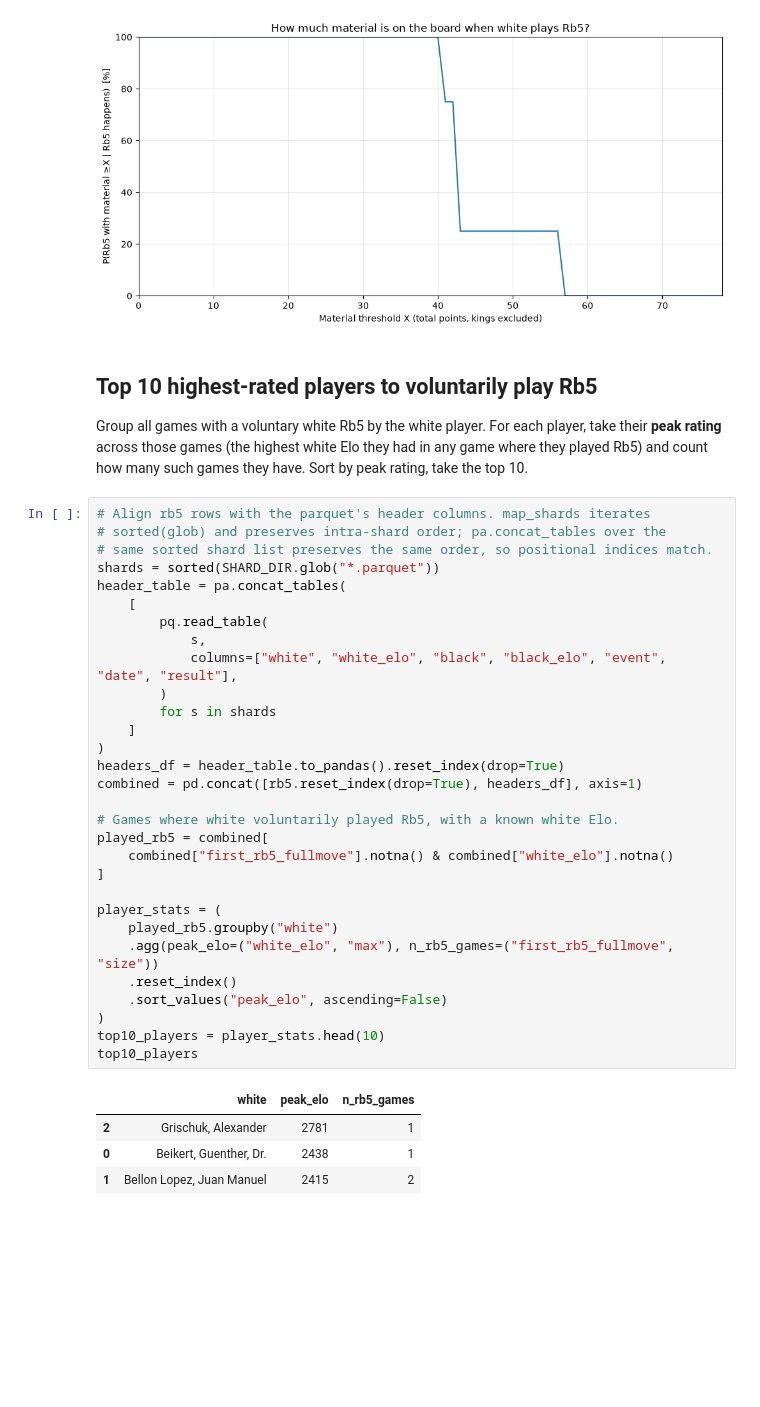
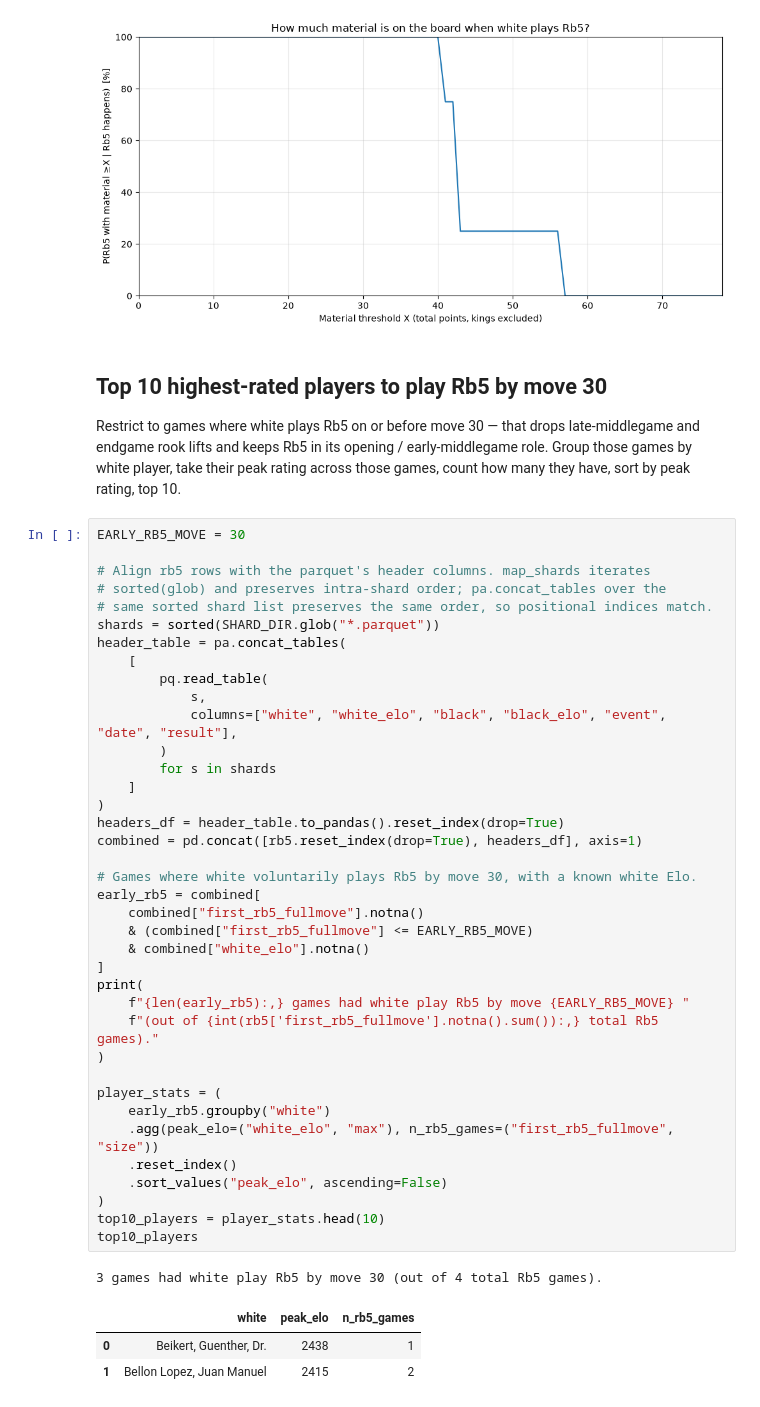
Before and after one commit to pwsiegel/chess-move-stats, a Jupyter notebook: notebooks/rook_b5.ipynb, the cells around one changed output. Drawn from its saved outputs; the diff is of its cells as text; blank space fills up the shorter version.

```diff
--- a/notebooks/rook_b5.ipynb
+++ b/notebooks/rook_b5.ipynb
@@ -135,42 +135,50 @@ plt.show()
 # %% [output]
 [figure]
 # %% [markdown]
-## Top 10 highest-rated players to voluntarily play Rb5
+## Top 10 highest-rated players to play Rb5 by move 30
 
-Group all games with a voluntary white Rb5 by the white player. For each player, take their **peak rating** across those games (the highest white Elo they had in any game where they played Rb5) and count how many such games they have. Sort by peak rating, take the top 10.
+Restrict to games where white plays Rb5 on or before move 30 — that drops late-middlegame and endgame rook lifts and keeps Rb5 in its opening / early-middlegame role. Group those games by white player, take their peak rating across those games, count how many they have, sort by peak rating, top 10.
 # %%
+EARLY_RB5_MOVE = 30
+
 # Align rb5 rows with the parquet's header columns. map_shards iterates
 # sorted(glob) and preserves intra-shard order; pa.concat_tables over the
 # same sorted shard list preserves the same order, so positional indices match.
 shards = sorted(SHARD_DIR.glob("*.parquet"))
 header_table = pa.concat_tables(
     [
         pq.read_table(
             s,
             columns=["white", "white_elo", "black", "black_elo", "event", "date", "result"],
         )
         for s in shards
     ]
 )
 headers_df = header_table.to_pandas().reset_index(drop=True)
 combined = pd.concat([rb5.reset_index(drop=True), headers_df], axis=1)
 
-# Games where white voluntarily played Rb5, with a known white Elo.
-played_rb5 = combined[
-    combined["first_rb5_fullmove"].notna() & combined["white_elo"].notna()
+# Games where white voluntarily plays Rb5 by move 30, with a known white Elo.
+early_rb5 = combined[
+    combined["first_rb5_fullmove"].notna()
+    & (combined["first_rb5_fullmove"] <= EARLY_RB5_MOVE)
+    & combined["white_elo"].notna()
 ]
+print(
+    f"{len(early_rb5):,} games had white play Rb5 by move {EARLY_RB5_MOVE} "
+    f"(out of {int(rb5['first_rb5_fullmove'].notna().sum()):,} total Rb5 games)."
+)
 
 player_stats = (
-    played_rb5.groupby("white")
+    early_rb5.groupby("white")
     .agg(peak_elo=("white_elo", "max"), n_rb5_games=("first_rb5_fullmove", "size"))
     .reset_index()
     .sort_values("peak_elo", ascending=False)
 )
 top10_players = player_stats.head(10)
 top10_players
 # %% [output]
+3 games had white play Rb5 by move 30 (out of 4 total Rb5 games).
 |  | white | peak_elo | n_rb5_games |
-| 2 | Grischuk, Alexander | 2781 | 1 |
 | 0 | Beikert, Guenther, Dr. | 2438 | 1 |
 | 1 | Bellon Lopez, Juan Manuel | 2415 | 2 |
 # %% [markdown]
```
Also changed, not shown: parts of 2 cells of this notebook.
